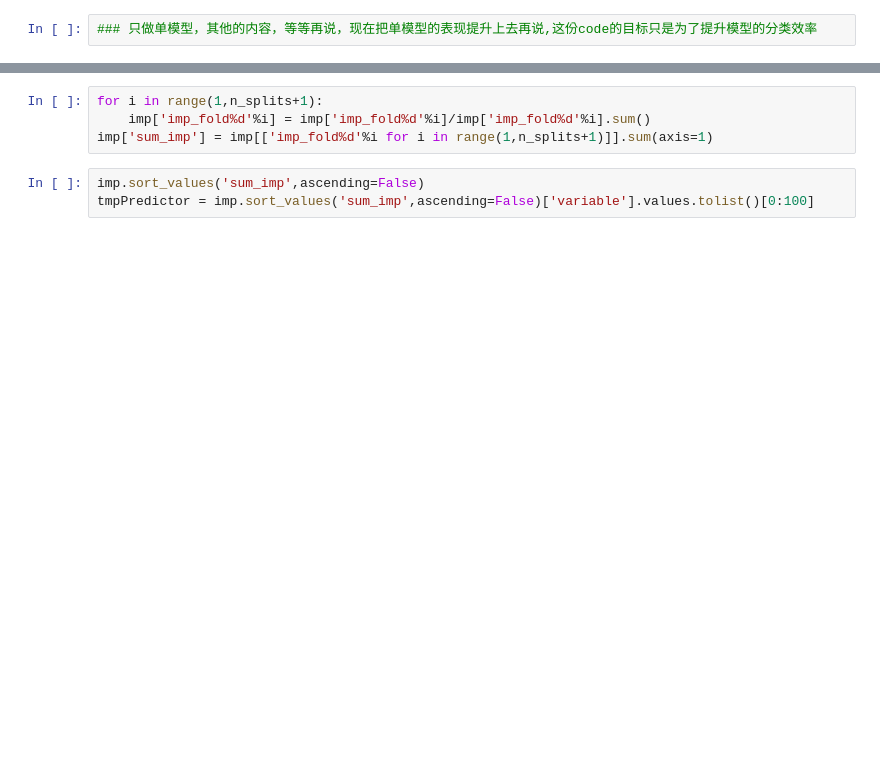
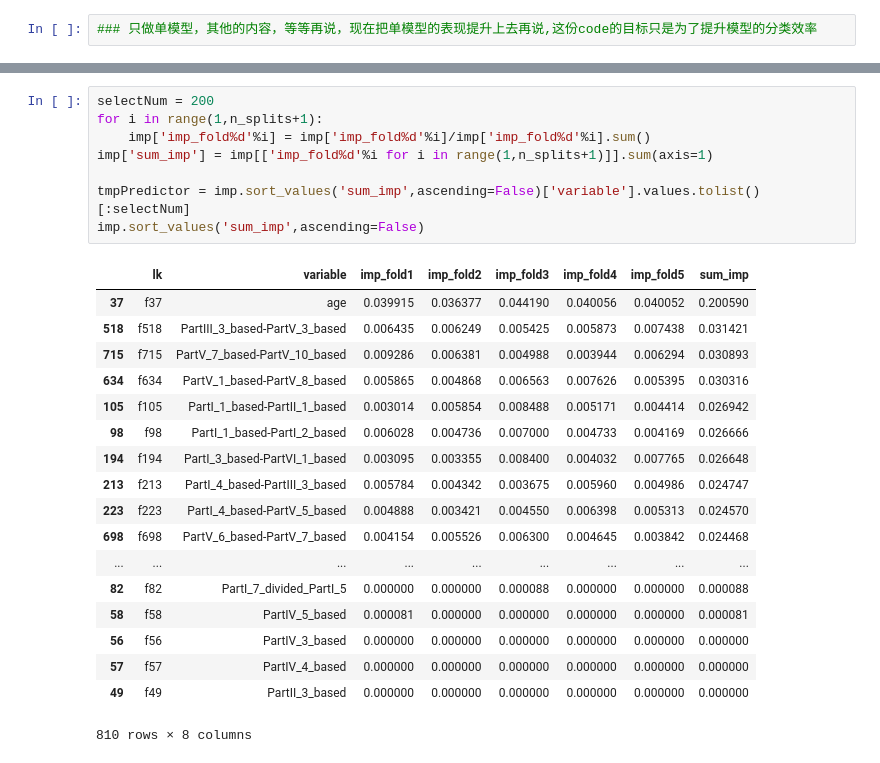
Before and after one commit to moneyml/DiabetesRisk, a Jupyter notebook: Code/Experiment/simple_model_classifer.ipynb, the cells around one changed output, grey strips where cells are left out. Saved outputs shown, nothing was run; the diff lists cells and outputs as text; blank space fills up the shorter version.

```diff
--- a/Code/Experiment/simple_model_classifer.ipynb
+++ b/Code/Experiment/simple_model_classifer.ipynb
@@ -159,10 +230,30 @@ plot
 # %%
+selectNum = 200
 for i in range(1,n_splits+1):
     imp['imp_fold%d'%i] = imp['imp_fold%d'%i]/imp['imp_fold%d'%i].sum()
 imp['sum_imp'] = imp[['imp_fold%d'%i for i in range(1,n_splits+1)]].sum(axis=1)
+
+tmpPredictor = imp.sort_values('sum_imp',ascending=False)['variable'].values.tolist()[:selectNum]
+imp.sort_values('sum_imp',ascending=False)
+# %% [output]
+|  | lk | variable | imp_fold1 | imp_fold2 | imp_fold3 | imp_fold4 | imp_fold5 | sum_imp |
+| 37 | f37 | age | 0.039915 | 0.036377 | 0.044190 | 0.040056 | 0.040052 | 0.200590 |
+| 518 | f518 | PartIII_3_based-PartV_3_based | 0.006435 | 0.006249 | 0.005425 | 0.005873 | 0.007438 | 0.031421 |
+| 715 | f715 | PartV_7_based-PartV_10_based | 0.009286 | 0.006381 | 0.004988 | 0.003944 | 0.006294 | 0.030893 |
+| 634 | f634 | PartV_1_based-PartV_8_based | 0.005865 | 0.004868 | 0.006563 | 0.007626 | 0.005395 | 0.030316 |
+| 105 | f105 | PartI_1_based-PartII_1_based | 0.003014 | 0.005854 | 0.008488 | 0.005171 | 0.004414 | 0.026942 |
+| 98 | f98 | PartI_1_based-PartI_2_based | 0.006028 | 0.004736 | 0.007000 | 0.004733 | 0.004169 | 0.026666 |
+| 194 | f194 | PartI_3_based-PartVI_1_based | 0.003095 | 0.003355 | 0.008400 | 0.004032 | 0.007765 | 0.026648 |
+| 213 | f213 | PartI_4_based-PartIII_3_based | 0.005784 | 0.004342 | 0.003675 | 0.005960 | 0.004986 | 0.024747 |
+| 223 | f223 | PartI_4_based-PartV_5_based | 0.004888 | 0.003421 | 0.004550 | 0.006398 | 0.005313 | 0.024570 |
+| 698 | f698 | PartV_6_based-PartV_7_based | 0.004154 | 0.005526 | 0.006300 | 0.004645 | 0.003842 | 0.024468 |
+| ... | ... | ... | ... | ... | ... | ... | ... | ... |
+| 82 | f82 | PartI_7_divided_PartI_5 | 0.000000 | 0.000000 | 0.000088 | 0.000000 | 0.000000 | 0.000088 |
+| 58 | f58 | PartIV_5_based | 0.000081 | 0.000000 | 0.000000 | 0.000000 | 0.000000 | 0.000081 |
+| 56 | f56 | PartIV_3_based | 0.000000 | 0.000000 | 0.000000 | 0.000000 | 0.000000 | 0.000000 |
+| 57 | f57 | PartIV_4_based | 0.000000 | 0.000000 | 0.000000 | 0.000000 | 0.000000 | 0.000000 |
+| 49 | f49 | PartII_3_based | 0.000000 | 0.000000 | 0.000000 | 0.000000 | 0.000000 | 0.000000 |
+810 rows × 8 columns
-# %%
-imp.sort_values('sum_imp',ascending=False)
-tmpPredictor = imp.sort_values('sum_imp',ascending=False)['variable'].values.tolist()[0:100]
 # %%
 test_result,result,imp_selected = mm.xgb_kfold(dfTrain,dfPred,tmpPredictor,n_splits,early_stop = early_stop,params=params)
 # %% [output]
```
Also changed, not shown: parts of 25 cells of this notebook, 11 other files.
